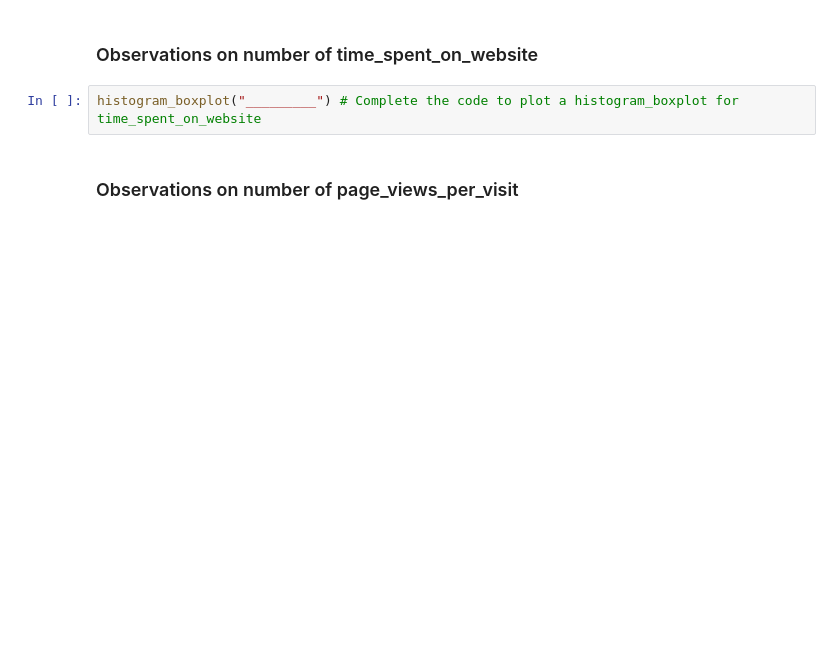
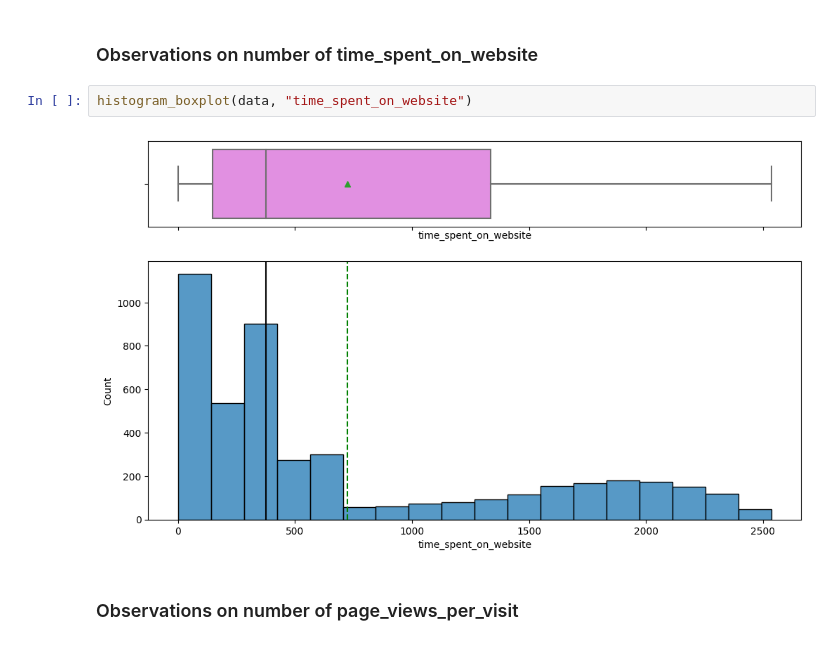
Before and after one commit to Code-Institute-Submissions/advertising_analysis, a Jupyter notebook: jupyter_notebooks/advertising_analysis_project.ipynb, the cells around one changed output. Saved outputs shown, nothing was run; the diff lists cells and outputs as text; blank space fills up the shorter version.

```diff
--- a/jupyter_notebooks/advertising_analysis_project.ipynb
+++ b/jupyter_notebooks/advertising_analysis_project.ipynb
@@ -188,7 +254,9 @@ data[data["website_visits"] == 0].shape
 # %% [markdown]
 ### Observations on number of time_spent_on_website
 # %%
-histogram_boxplot("_________") # Complete the code to plot a histogram_boxplot for time_spent_on_website
+histogram_boxplot(data, "time_spent_on_website")
+# %% [output]
+[figure, added]
 # %% [markdown]
 ### Observations on number of page_views_per_visit
 # %%
```
Also changed, not shown: parts of 92 cells of this notebook.
